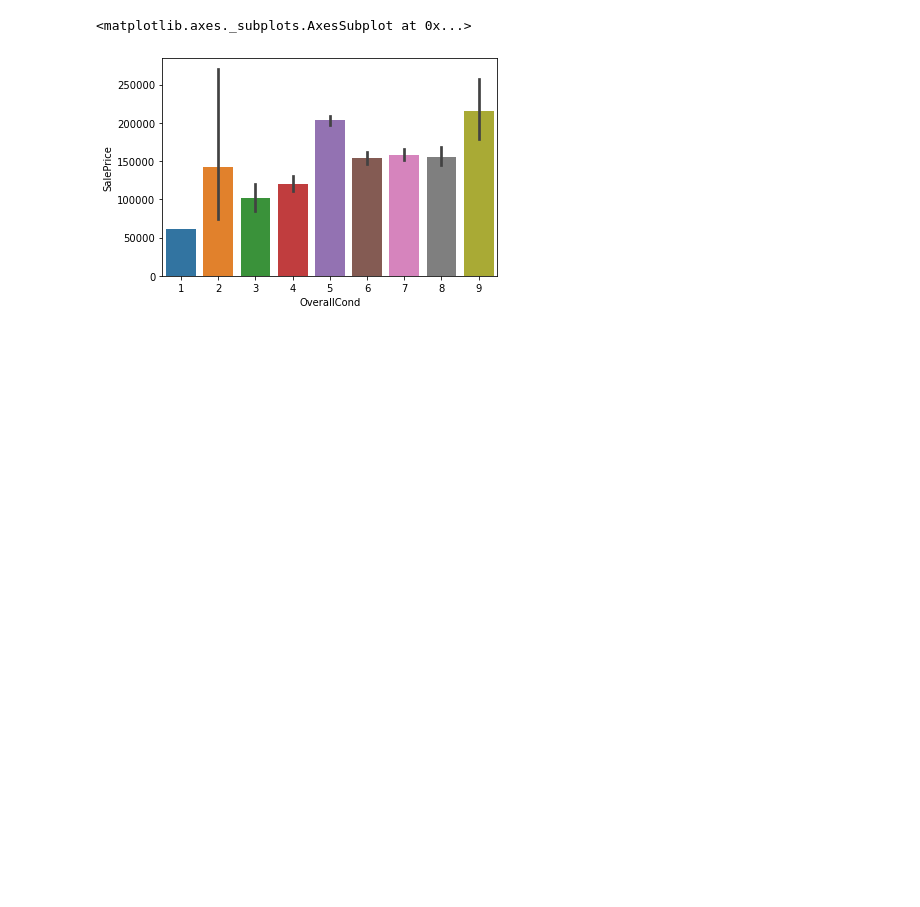
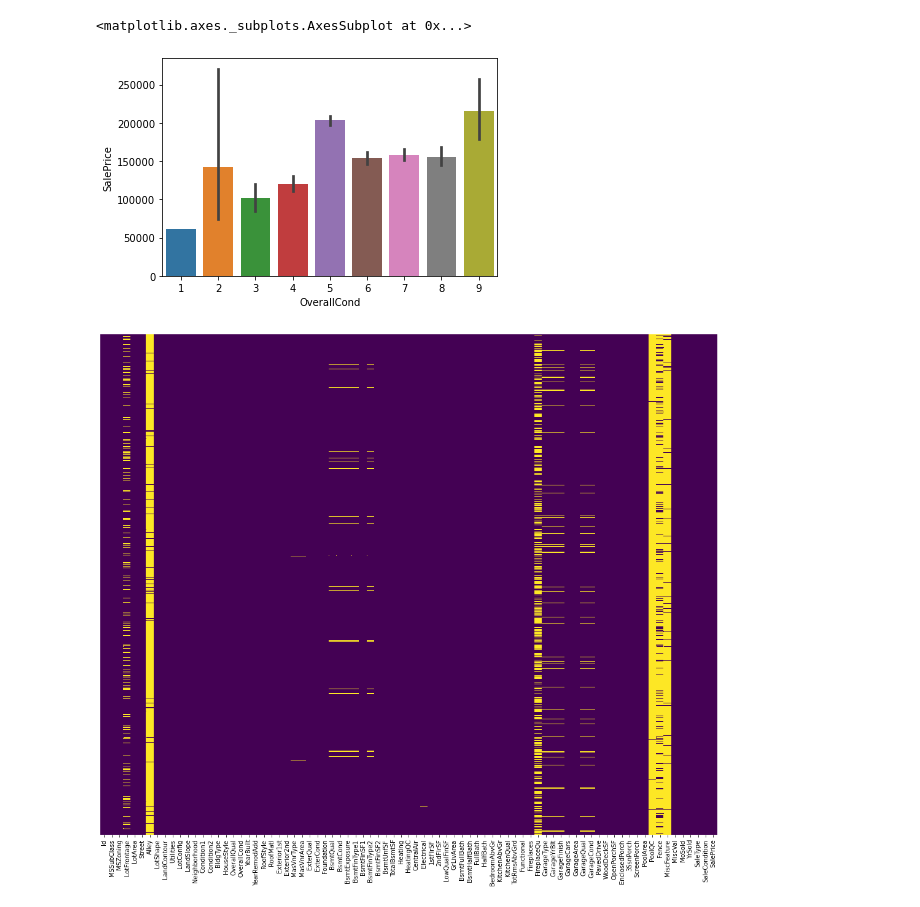
Before and after one commit to AaronKnight91/House-Prices-Advanced-Regression-Techniques, a Jupyter notebook: house_prices.ipynb, the cells around one changed output. Drawn from its saved outputs; the diff is of its cells as text; code cells hidden in the pictures; blank space fills up the shorter version.

```diff
--- a/house_prices.ipynb
+++ b/house_prices.ipynb
@@ -98,3 +98,7 @@ sns.barplot(x="OverallCond",y="SalePrice",data=df)
 def heatmap(data):
     plt.figure(figsize=(18,15))
     sns.heatmap(df.isnull(),yticklabels=False,cbar=False,cmap="viridis")
+# %%
+heatmap(df)
+# %% [output]
+[figure, added]
```
Also changed, not shown: parts of 21 cells of this notebook.
